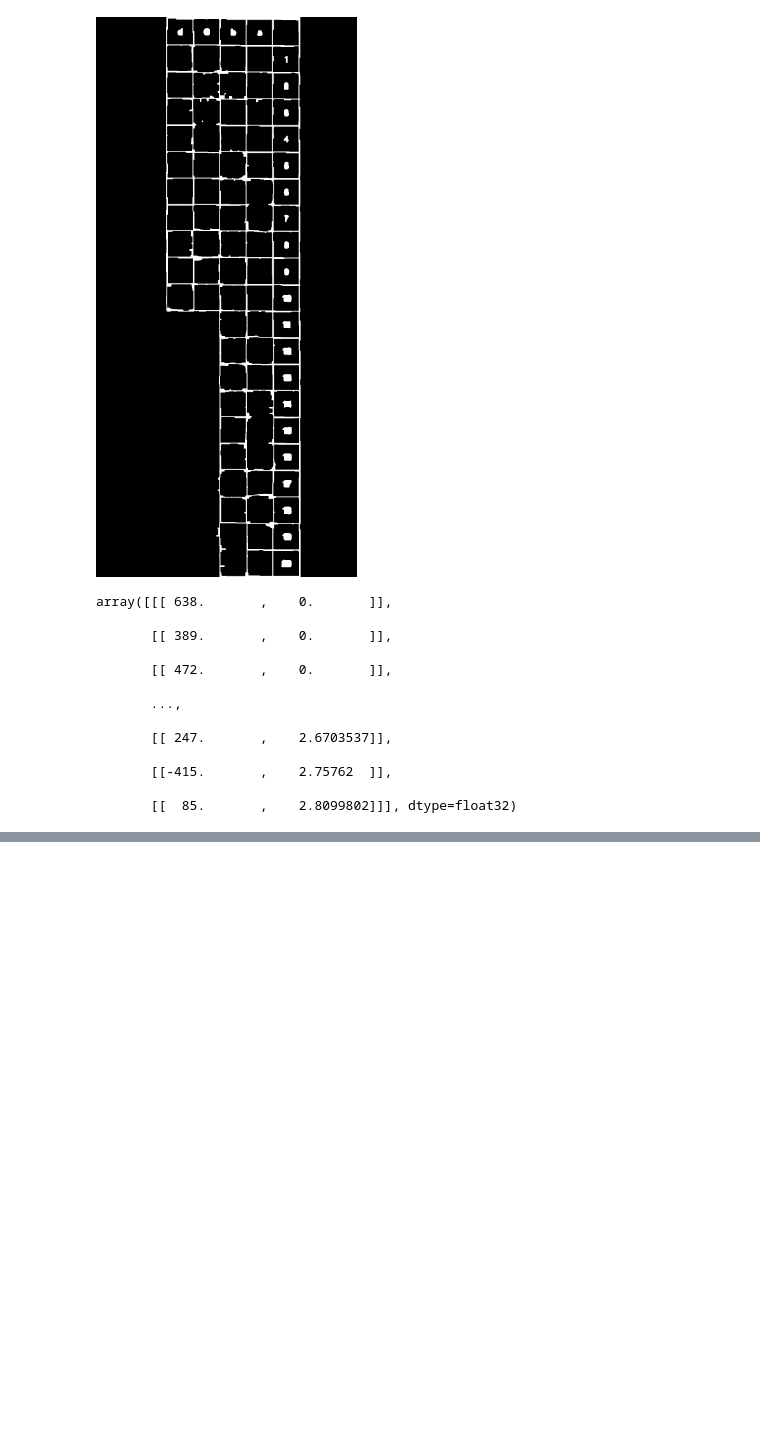
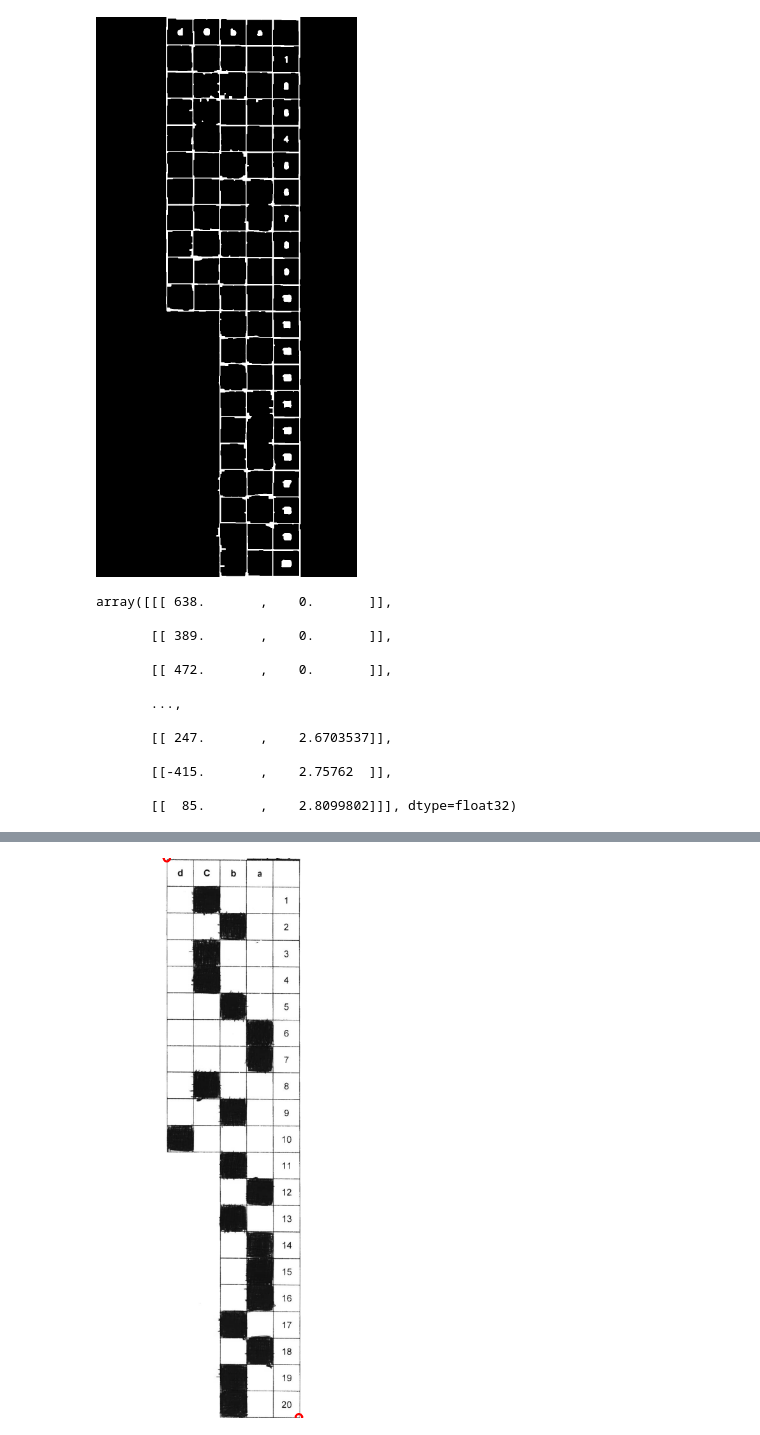
Before and after one commit to alura-cursos/Visao_computacional-OMR, a Jupyter notebook: correcao_prova.ipynb, the cells around one changed output, grey strips where cells are left out. Drawn from its saved outputs; the diff is of its cells as text; code cells hidden in the pictures; blank space fills up the shorter version.

Commit message:
video4.2-encontrar_interseccao

```diff
--- a/correcao_prova.ipynb
+++ b/correcao_prova.ipynb
@@ -170,0 +171,26 @@ cv2_imshow(img_copia)
+# %%
+def encontrar_interseccao(raio1, raio2):
+
+    resultante = math.sqrt(raio1**2+raio2**2)
+    theta = math.atan((raio1/raio2))
+
+    return (resultante, theta)
+# %%
+img_copia = imagem.copy()
+img_copia = cv2.cvtColor(img_copia, cv2.COLOR_GRAY2BGR)
+
+# superior esquerdo (se)
+
+raio_se, theta_se = encontrar_interseccao(limites_horizontais[0][0], limites_verticais[0][0])
+x_se, y_se = polar_para_cartesiano(raio_se, theta_se)
+cv2.circle(img_copia, (int(x_se),int(y_se)), 10, (0,0,255), 5)
+
+#inferior direito (id)
+
+raio_id, theta_id = encontrar_interseccao(limites_horizontais[1][0], limites_verticais[1][0])
+x_id, y_id = polar_para_cartesiano(raio_id, theta_id)
+cv2.circle(img_copia, (int(x_id), int(y_id)),10, (0,0,255), 5)
+
+cv2_imshow(img_copia)
+# %% [output]
+[figure, added]
```
Also changed, not shown: parts of 3 cells of this notebook.
